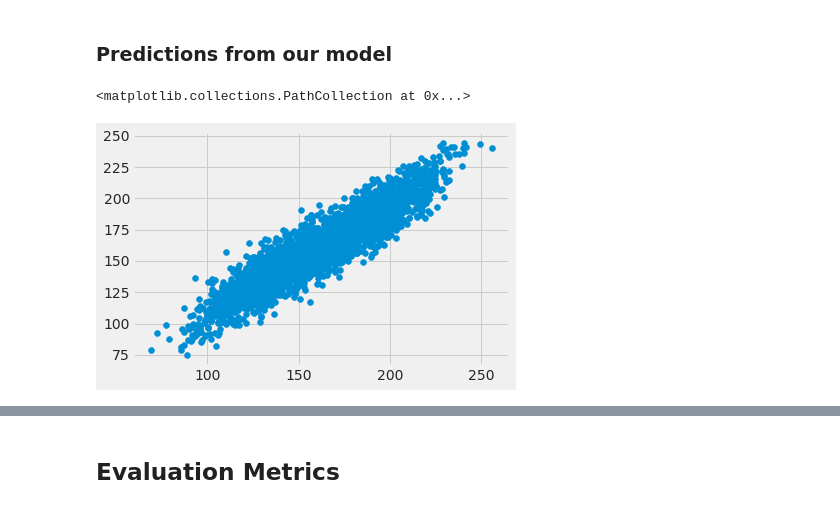
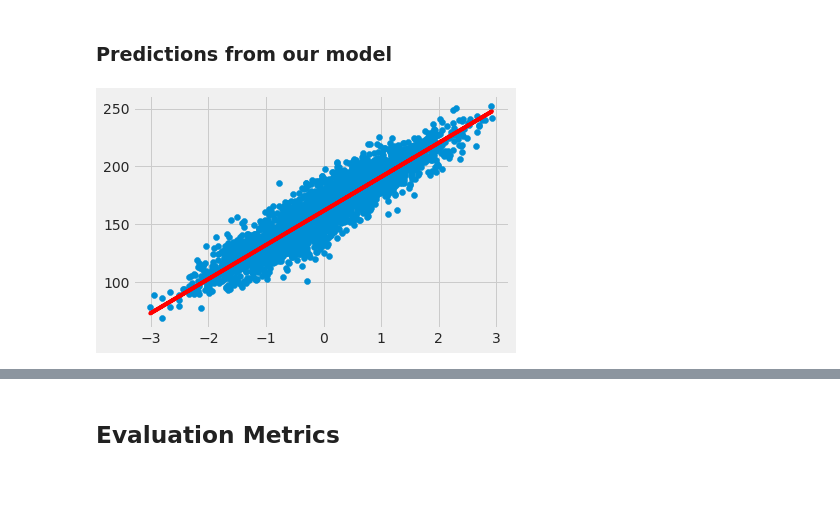
Before and after one commit to SreyaSalil/DM-ML-CSE631-Project, a Jupyter notebook: Linear_Regression.ipynb, the cells around one changed output, grey strips where cells are left out. Drawn from its saved outputs; the diff is of its cells as text; code cells hidden in the pictures; blank space fills up the shorter version.

```diff
--- a/Linear_Regression.ipynb
+++ b/Linear_Regression.ipynb
@@ -185,10 +185,11 @@ print(lin_reg.coef_)
 # %%
 pred = lin_reg.predict(X_test)
 # %%
-plt.scatter(Y_test, pred)
+plt.scatter(X_test, Y_test)
+plt.plot(X_test,pred, color='red')
+plt.show()
 # %% [output]
-<matplotlib.collections.PathCollection at 0x...>
-[figure, old version]
+[figure, new version]
 # %%
 sns.distplot((Y_test - pred), bins=50);
 # %% [output]
```
Also changed, not shown: parts of 5 cells of this notebook.
